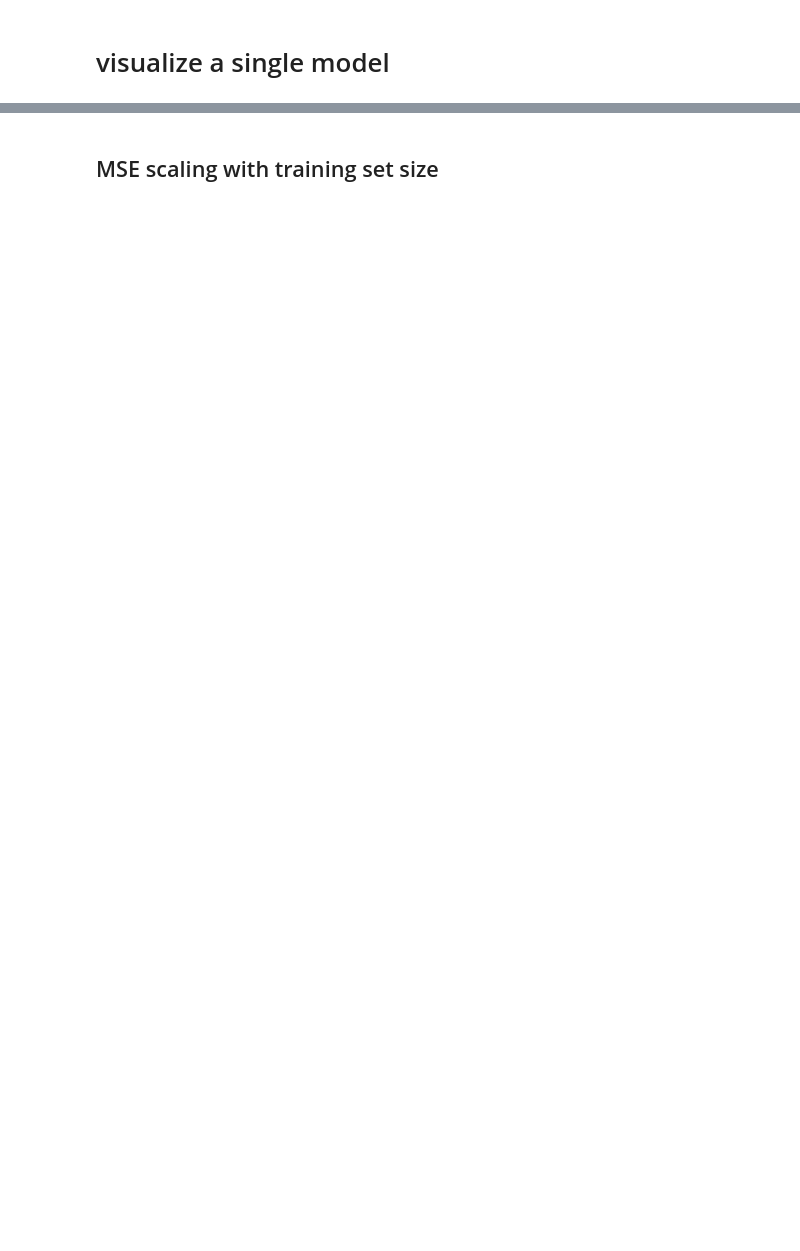
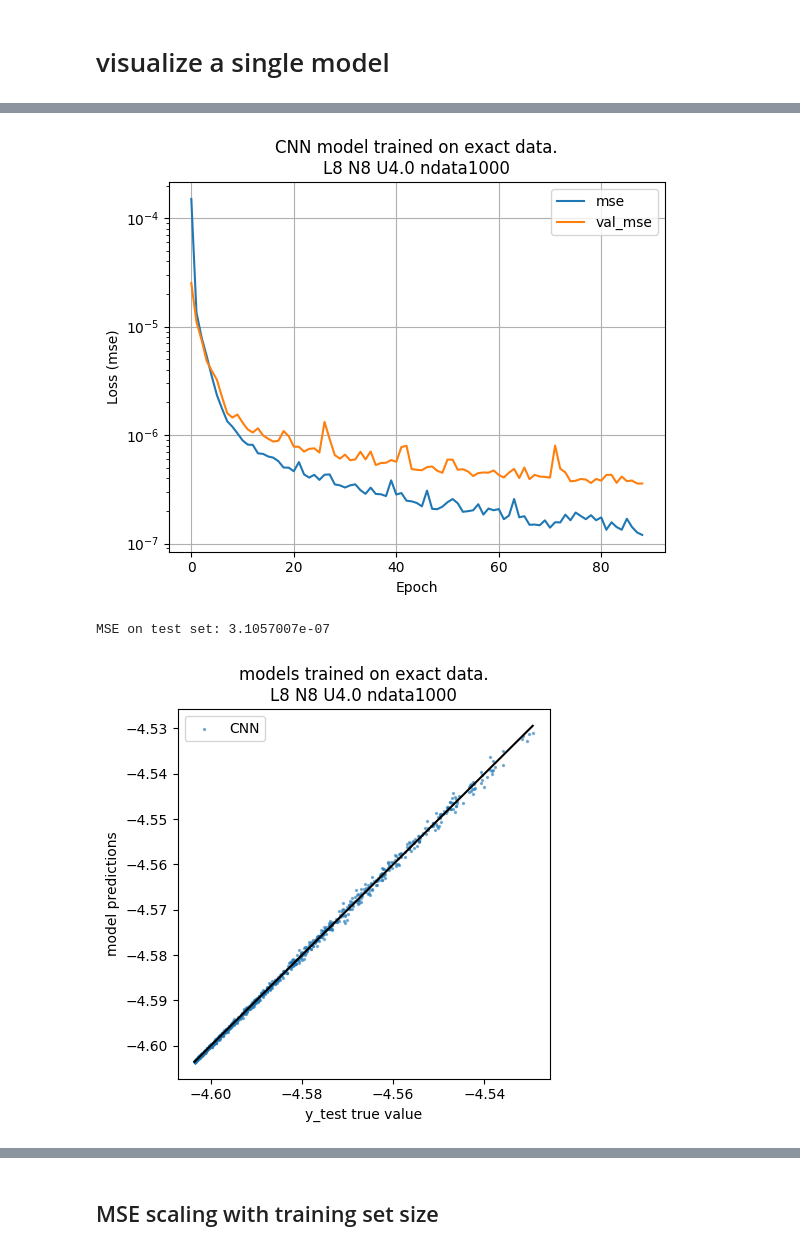
Before and after one commit to StefanoPolla/DFTQML, a Jupyter notebook: RDMFT-main/visualize-models.ipynb, the cells around one changed output, grey strips where cells are left out. Saved outputs shown, nothing was run; the diff lists cells and outputs as text; code cells hidden in the pictures; blank space fills up the shorter version.

```diff
--- a/RDMFT-main/visualize-models.ipynb
+++ b/RDMFT-main/visualize-models.ipynb
@@ -41,9 +45,18 @@ input_file = path.join(DATA_DIR, f"L{L}-N{N}-U{U}.hdf5")
 with h5py.File(input_file, "r") as f:
     densities = f["densities"][:max_ndata]
     dft_energies = f["dft_energies"][:max_ndata]  # kinetic + interaction energy
+    one_rdms = f["one_rdms"][:max_ndata]
+    rdmft_energies = f["rdmft_energies"][:max_ndata]
+
     test_densities = f["densities"][max_ndata : max_ndata + n_test_data]
     test_dft_energies = f["dft_energies"][
         max_ndata : max_ndata + n_test_data
     ]  # kinetic + interaction energy
+    test_one_rdms = f["one_rdms"][max_ndata : max_ndata + n_test_data]
+    test_rdmft_energies = f["rdmft_energies"][max_ndata : max_ndata + n_test_data]
+
+# transpose RDMs so the locality index is last, as expected by the data augmentation and model
+one_rdms = one_rdms.transpose(0, 2, 1)
+test_one_rdms = test_one_rdms.transpose(0, 2, 1)
 # %% [markdown]
 # visualize a single model
@@ -67,0 +71,22 @@ print("MSE on test set:", mse(model(test_densities), test_dft_energies))
+# %%
+ndata = 1000
+
+# History plot
+plt.title("CNN model trained on exact data.\n" f"L{L} N{N} U{U} ndata{ndata}")
+model, history_dict = dftqml.tfmodel.load_model(
+    dft_cnn_path(L, N, U, ndata, 0), get_history_dict=True
+)
+history_plot(history_dict)
+plt.show()
+
+
+# Performance plot
+plt.figure(figsize=plt.figaspect(1))
+plt.title("models trained on exact data.\n" f"L{L} N{N} U{U} ndata{ndata}")
+dftqml.utils.performance_plot(model, test_densities, test_dft_energies, label="CNN", s=2, alpha=0.5)
+plt.legend()
+print("MSE on test set:", mse(model(test_densities), test_dft_energies))
+# %% [output]
+[figure, added]
+MSE on test set: 3.1057007e-07
+[figure, added]
```
Also changed, not shown: parts of 5 cells of this notebook, 3 other files.
